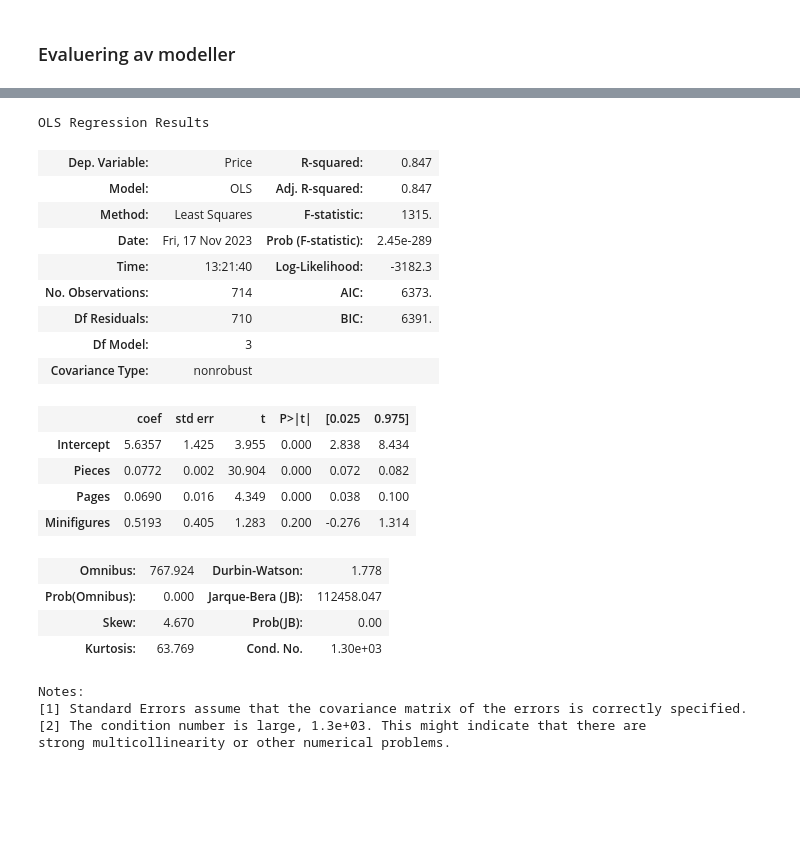
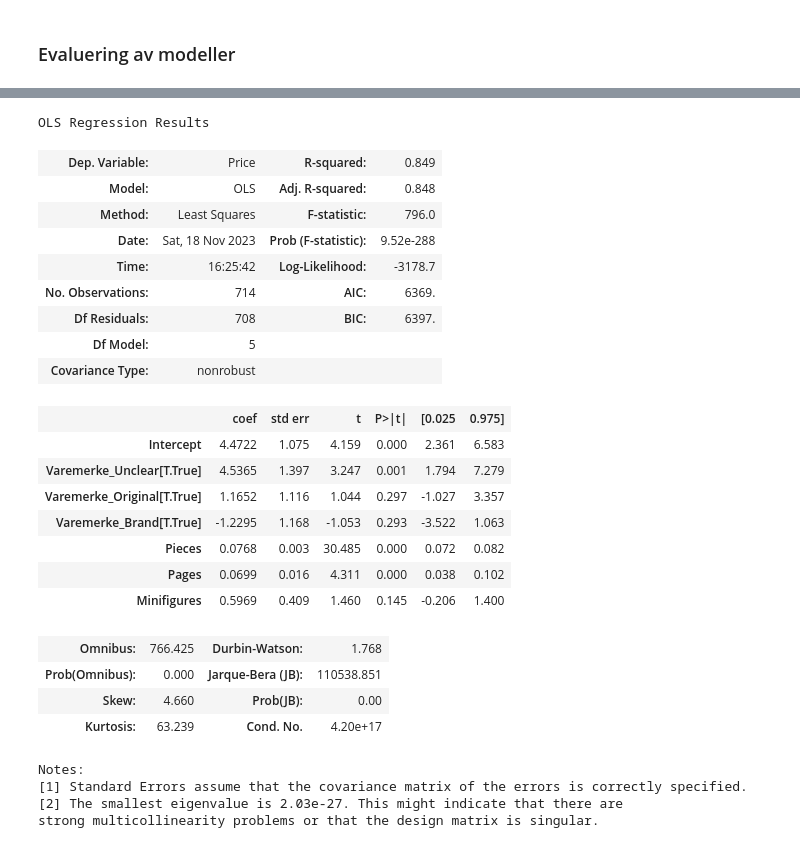
Before and after one commit to erikbjo/istg1003prosjekt, a Jupyter notebook: Oppgaver/arthurTestBook.ipynb, the cells around one changed output, grey strips where cells are left out. Cells and saved outputs as stored; diff of their text form; code cells hidden in the pictures; blank space fills up the shorter version.

Commit message:
Added mlr with dummies (aka Arthur)

```diff
--- a/Oppgaver/arthurTestBook.ipynb
+++ b/Oppgaver/arthurTestBook.ipynb
@@ -65,7 +65,7 @@ df2
 # %% [markdown]
 ## Enkel lineær regresjon
 # %%
-formel = 'Price ~ Pieces + Pages + Minifigures'
+formel = 'Price ~ Pieces'
 
 modell = smf.ols(formel, data = df2)
 resultat = modell.fit()
@@ -303,6 +299,15 @@ No data for theme: LEGO Education
 [figure]
 # %% [markdown]
 ### Evaluering av modeller
+# %%
+unclear_conditions = df2['Theme'].isin(mythemes_unclearBrands)
+original_conditions = df2['Theme'].isin(mythemes_notBrands)
+brand_conditions = df2['Theme'].isin(mythemes_brands)
+
+df2['Varemerke'] = np.select([unclear_conditions, original_conditions, brand_conditions], ['Unclear', 'Original', 'Brand'])
+
+dummy_vars = pd.get_dummies(df2['Varemerke'], prefix='Varemerke')
+df_with_dummies = pd.concat([df2, dummy_vars], axis=1)
 # %%
 def showQQPlot(dataframe):
     # Steg 5: Evaluere om modellen passer til dataene
@@ -356,32 +335,35 @@ All unclear in dataset:
 # %%
 def getSummary(dataframe):
-    formel = 'Price ~ Pieces + Pages + Minifigures'
+    formel = 'Price ~ Varemerke_Unclear + Varemerke_Original + Varemerke_Brand + Pieces + Pages + Minifigures'
     modell = smf.ols(formel, data = dataframe)
     resultat = modell.fit()
     return resultat.summary()
 # %%
-getSummary(df2)
+getSummary(df_with_dummies)
 # %% [output]
 OLS Regression Results
-| Dep. Variable: | Price | R-squared: | 0.847 |
-| Model: | OLS | Adj. R-squared: | 0.847 |
-| Method: | Least Squares | F-statistic: | 1315. |
-| Date: | Fri, 17 Nov 2023 | Prob (F-statistic): | 2.45e-289 |
-| Time: | 13:21:40 | Log-Likelihood: | -3182.3 |
-| No. Observations: | 714 | AIC: | 6373. |
-| Df Residuals: | 710 | BIC: | 6391. |
-| Df Model: | 3 |  |  |
+| Dep. Variable: | Price | R-squared: | 0.849 |
+| Model: | OLS | Adj. R-squared: | 0.848 |
+| Method: | Least Squares | F-statistic: | 796.0 |
+| Date: | Sat, 18 Nov 2023 | Prob (F-statistic): | 9.52e-288 |
+| Time: | 16:25:42 | Log-Likelihood: | -3178.7 |
+| No. Observations: | 714 | AIC: | 6369. |
+| Df Residuals: | 708 | BIC: | 6397. |
+| Df Model: | 5 |  |  |
 | Covariance Type: | nonrobust |  |  |
 |  | coef | std err | t | P>|t| | [0.025 | 0.975] |
-| Intercept | 5.6357 | 1.425 | 3.955 | 0.000 | 2.838 | 8.434 |
-| Pieces | 0.0772 | 0.002 | 30.904 | 0.000 | 0.072 | 0.082 |
-| Pages | 0.0690 | 0.016 | 4.349 | 0.000 | 0.038 | 0.100 |
-| Minifigures | 0.5193 | 0.405 | 1.283 | 0.200 | -0.276 | 1.314 |
+| Intercept | 4.4722 | 1.075 | 4.159 | 0.000 | 2.361 | 6.583 |
+| Varemerke_Unclear[T.True] | 4.5365 | 1.397 | 3.247 | 0.001 | 1.794 | 7.279 |
+| Varemerke_Original[T.True] | 1.1652 | 1.116 | 1.044 | 0.297 | -1.027 | 3.357 |
+| Varemerke_Brand[T.True] | -1.2295 | 1.168 | -1.053 | 0.293 | -3.522 | 1.063 |
+| Pieces | 0.0768 | 0.003 | 30.485 | 0.000 | 0.072 | 0.082 |
+| Pages | 0.0699 | 0.016 | 4.311 | 0.000 | 0.038 | 0.102 |
+| Minifigures | 0.5969 | 0.409 | 1.460 | 0.145 | -0.206 | 1.400 |
-| Omnibus: | 767.924 | Durbin-Watson: | 1.778 |
-| Prob(Omnibus): | 0.000 | Jarque-Bera (JB): | 112458.047 |
-| Skew: | 4.670 | Prob(JB): | 0.00 |
-| Kurtosis: | 63.769 | Cond. No. | 1.30e+03 |
+| Omnibus: | 766.425 | Durbin-Watson: | 1.768 |
+| Prob(Omnibus): | 0.000 | Jarque-Bera (JB): | 110538.851 |
+| Skew: | 4.660 | Prob(JB): | 0.00 |
+| Kurtosis: | 63.239 | Cond. No. | 4.20e+17 |
 Notes:
 [1] Standard Errors assume that the covariance matrix of the errors is correctly specified.
-[2] The condition number is large, 1.3e+03. This might indicate that there are
-strong multicollinearity or other numerical problems.
+[2] The smallest eigenvalue is 2.03e-27. This might indicate that there are
+strong multicollinearity problems or that the design matrix is singular.
```
Also changed, not shown: parts of 3 cells of this notebook.
